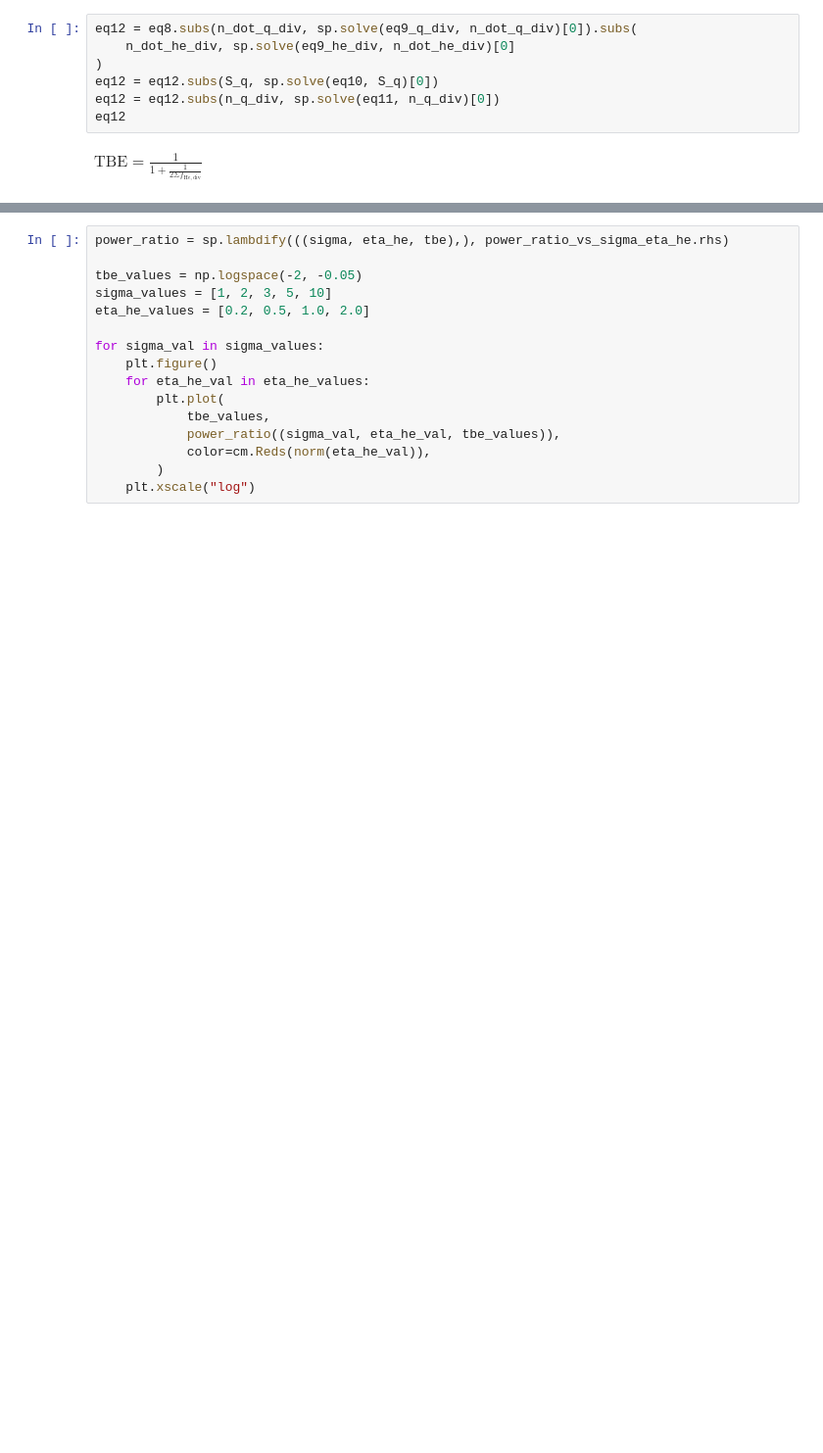
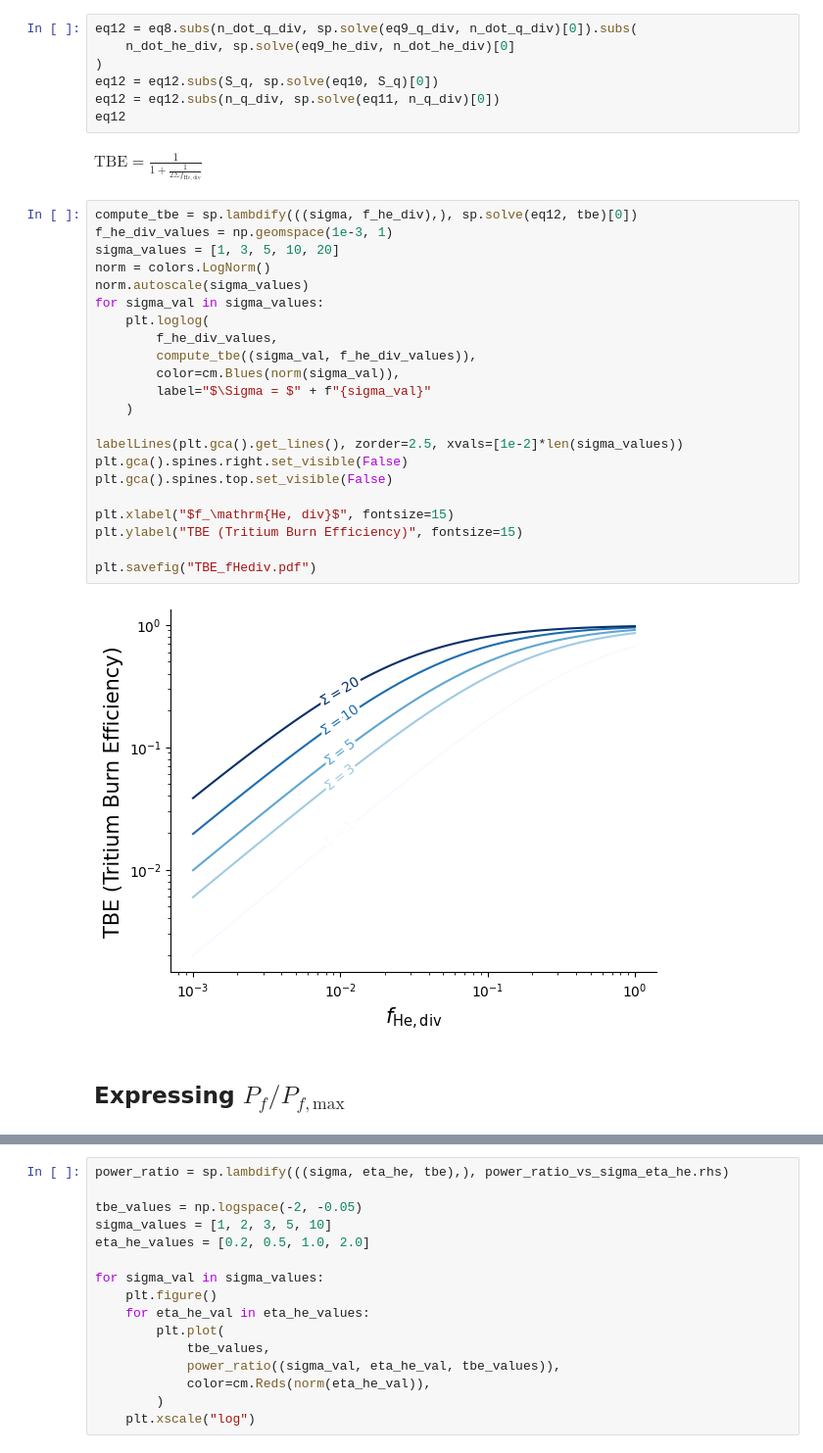
Before and after one commit to RemDelaporteMathurin/tritium-burn-fraction, a Jupyter notebook: graphs.ipynb, the cells around one changed output, grey strips where cells are left out. Shown at 98% size. Saved outputs shown, nothing was run; the diff lists cells and outputs as text; blank space fills up the shorter version.

```diff
--- a/graphs.ipynb
+++ b/graphs.ipynb
@@ -196,4 +123,30 @@ eq12 = eq12.subs(n_q_div, sp.solve(eq11, n_q_div)[0])
 eq12
 # %% [output]
 $\displaystyle \mathrm{TBE} = \frac{1}{1 + \frac{1}{2 \Sigma f_\mathrm{He, div}}}$
+# %%
+compute_tbe = sp.lambdify(((sigma, f_he_div),), sp.solve(eq12, tbe)[0])
+f_he_div_values = np.geomspace(1e-3, 1)
+sigma_values = [1, 3, 5, 10, 20]
+norm = colors.LogNorm()
+norm.autoscale(sigma_values)
+for sigma_val in sigma_values:
+    plt.loglog(
+        f_he_div_values,
+        compute_tbe((sigma_val, f_he_div_values)),
+        color=cm.Blues(norm(sigma_val)),
+        label="$\Sigma = $" + f"{sigma_val}"
+    )
+
+labelLines(plt.gca().get_lines(), zorder=2.5, xvals=[1e-2]*len(sigma_values))
+plt.gca().spines.right.set_visible(False)
+plt.gca().spines.top.set_visible(False)
+
+plt.xlabel("$f_\mathrm{He, div}$", fontsize=15)
+plt.ylabel("TBE (Tritium Burn Efficiency)", fontsize=15)
+
+plt.savefig("TBE_fHediv.pdf")
+# %% [output]
+[figure, added]
+# %% [markdown]
+## Expressing $P_f / P_{f, \mathrm{max}}$
 # %%
```
Also changed, not shown: parts of 28 cells of this notebook.
